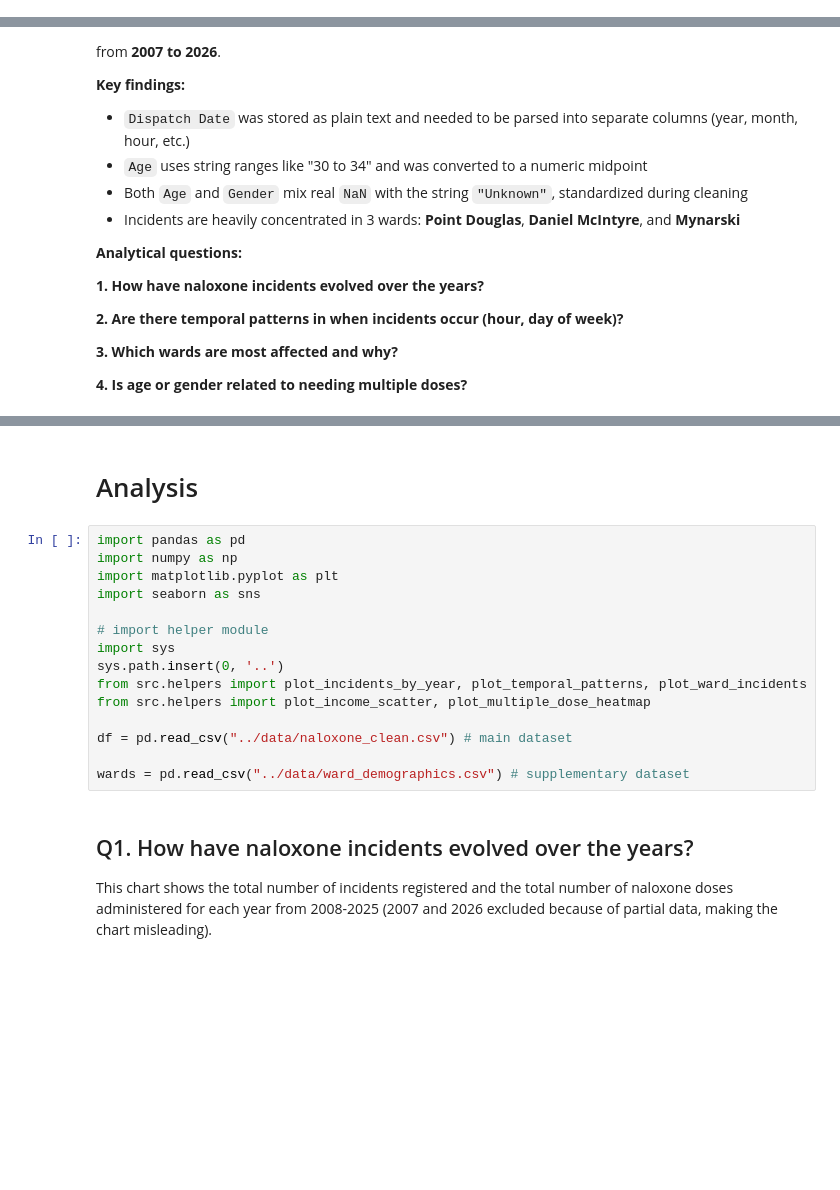
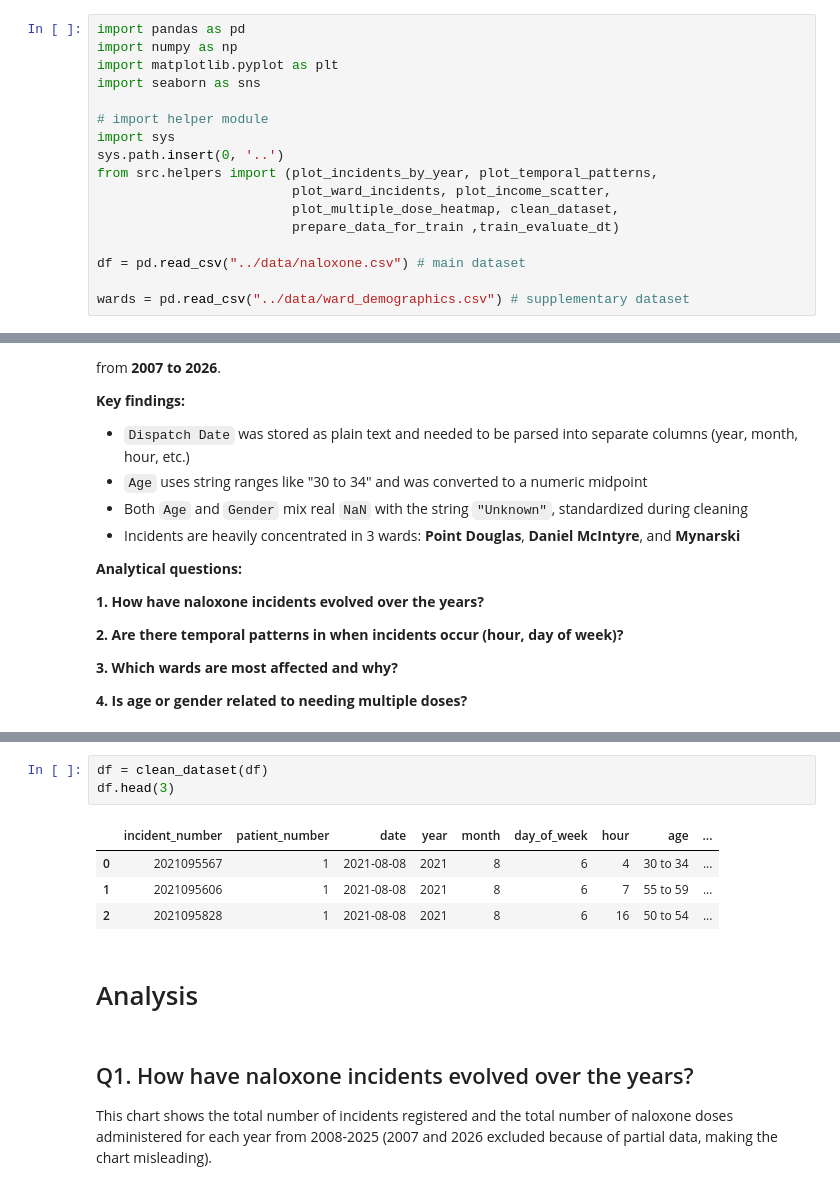
Before and after one commit to renatoblandi/comp-2040-project-3, a Jupyter notebook: notebooks/analysis.ipynb, the cells around one changed output, grey strips where cells are left out. Drawn from its saved outputs; the diff is of its cells as text; blank space fills up the shorter version.

Commit message:
Add data cleaning and transformations

```diff
--- a/notebooks/analysis.ipynb
+++ b/notebooks/analysis.ipynb
@@ -2,6 +2,23 @@
 # Winnipeg Naloxone Administrations (2007 to 2026)
 **Prepared by:** Renato Landi
 **Source:** Winnipeg Open Data Portal
+# %%
+import pandas as pd
+import numpy as np
+import matplotlib.pyplot as plt
+import seaborn as sns
+
+# import helper module
+import sys
+sys.path.insert(0, '..')
+from src.helpers import (plot_incidents_by_year, plot_temporal_patterns,
+                         plot_ward_incidents, plot_income_scatter,
+                         plot_multiple_dose_heatmap, clean_dataset,
+                         prepare_data_for_train ,train_evaluate_dt)
+
+df = pd.read_csv("../data/naloxone.csv") # main dataset
+
+wards = pd.read_csv("../data/ward_demographics.csv") # supplementary dataset
 # %% [markdown]
 ## 1. Initial Exploration Summary
 
@@ -26,20 +59,13 @@ The dataset contains **26,322 rows and 10 columns**, covering naloxone incidents
+# %%
+df = clean_dataset(df)
+df.head(3)
+# %% [output]
+|  | incident_number | patient_number | date | year | month | day_of_week | hour | age | ... |
+| 0 | 2021095567 | 1 | 2021-08-08 | 2021 | 8 | 6 | 4 | 30 to 34 | ... |
+| 1 | 2021095606 | 1 | 2021-08-08 | 2021 | 8 | 6 | 7 | 55 to 59 | ... |
+| 2 | 2021095828 | 1 | 2021-08-08 | 2021 | 8 | 6 | 16 | 50 to 54 | ... |
 # %% [markdown]
 # Analysis
-# %%
-import pandas as pd
-import numpy as np
-import matplotlib.pyplot as plt
-import seaborn as sns
-
-# import helper module
-import sys
-sys.path.insert(0, '..')
-from src.helpers import plot_incidents_by_year, plot_temporal_patterns, plot_ward_incidents
-from src.helpers import plot_income_scatter, plot_multiple_dose_heatmap
-
-df = pd.read_csv("../data/naloxone_clean.csv") # main dataset
-
-wards = pd.read_csv("../data/ward_demographics.csv") # supplementary dataset
 # %% [markdown]
 ## Q1. How have naloxone incidents evolved over the years?
 This chart shows the total number of incidents registered and the total number of naloxone doses administered for each year from 2008-2025 (2007 and 2026 excluded because of partial data, making the chart misleading).
```
Also changed, not shown: parts of 1 cell of this notebook.
